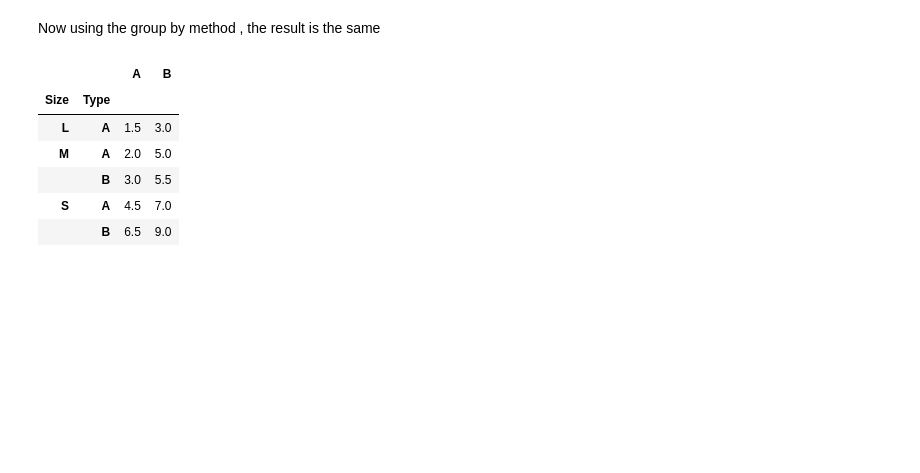
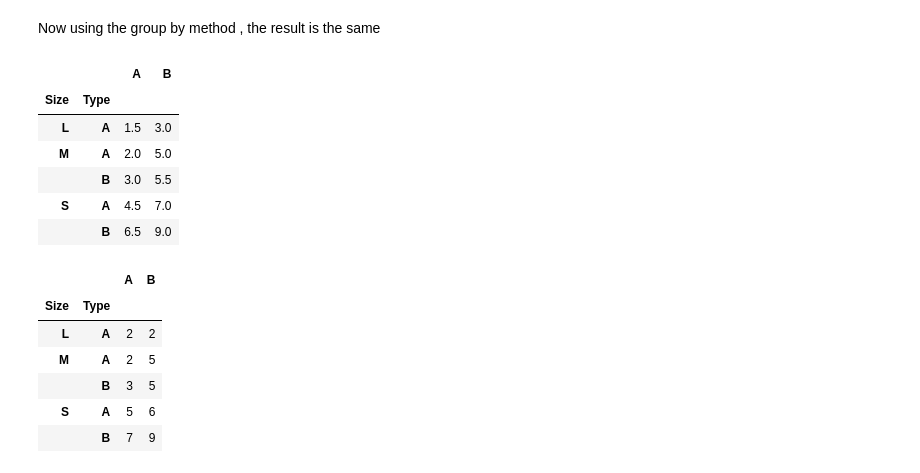
Before and after one commit to AlysterBenedict/AIML, a Jupyter notebook: Pandas/pandas.ipynb, the cells around one changed output. Drawn from its saved outputs; the diff is of its cells as text; code cells hidden in the pictures; blank space fills up the shorter version.

```diff
--- a/Pandas/pandas.ipynb
+++ b/Pandas/pandas.ipynb
@@ -1471,3 +1471,14 @@ df.groupby(['Size','Type'])[['A','B']].mean()
 |  | B | 3.0 | 5.5 |
 | S | A | 4.5 | 7.0 |
 |  | B | 6.5 | 9.0 |
+# %%
+pd.pivot_table(df,index=['Size','Type'],values=['A','B'],aggfunc={'A':np.max,'B':np.min},
+               fill_value=0)
+# %% [output]
+|  |  | A | B |
+| Size | Type |  |  |
+| L | A | 2 | 2 |
+| M | A | 2 | 5 |
+|  | B | 3 | 5 |
+| S | A | 5 | 6 |
+|  | B | 7 | 9 |
```
